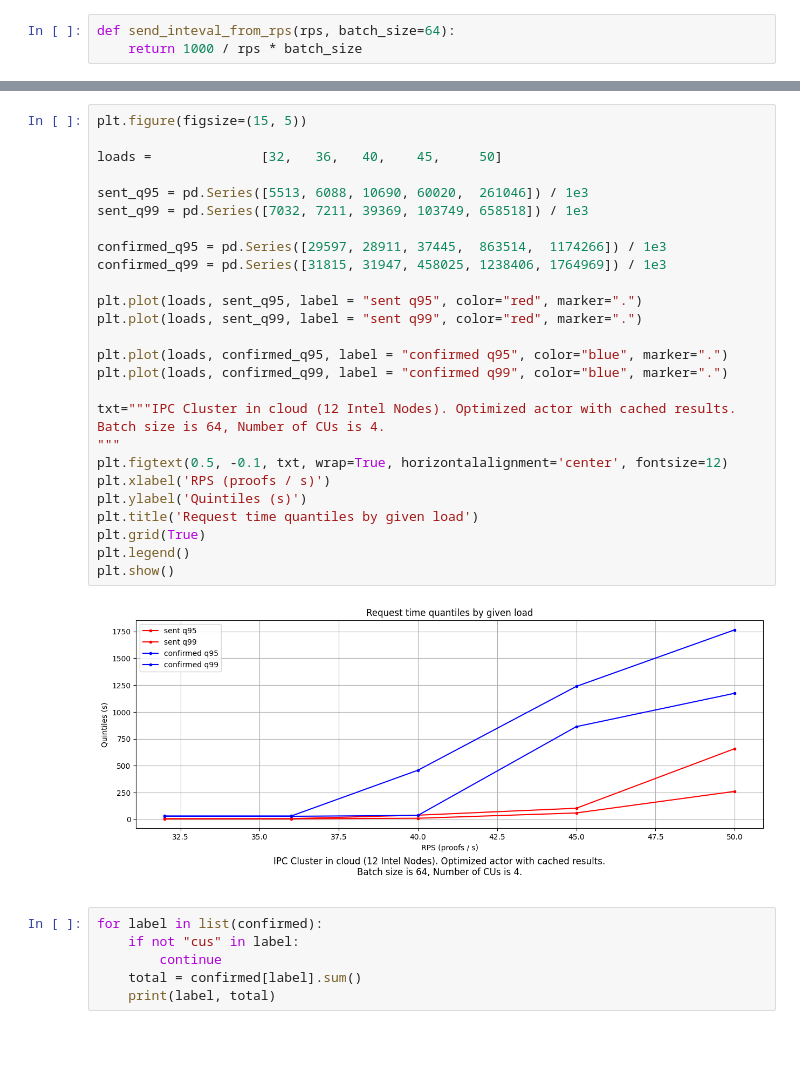
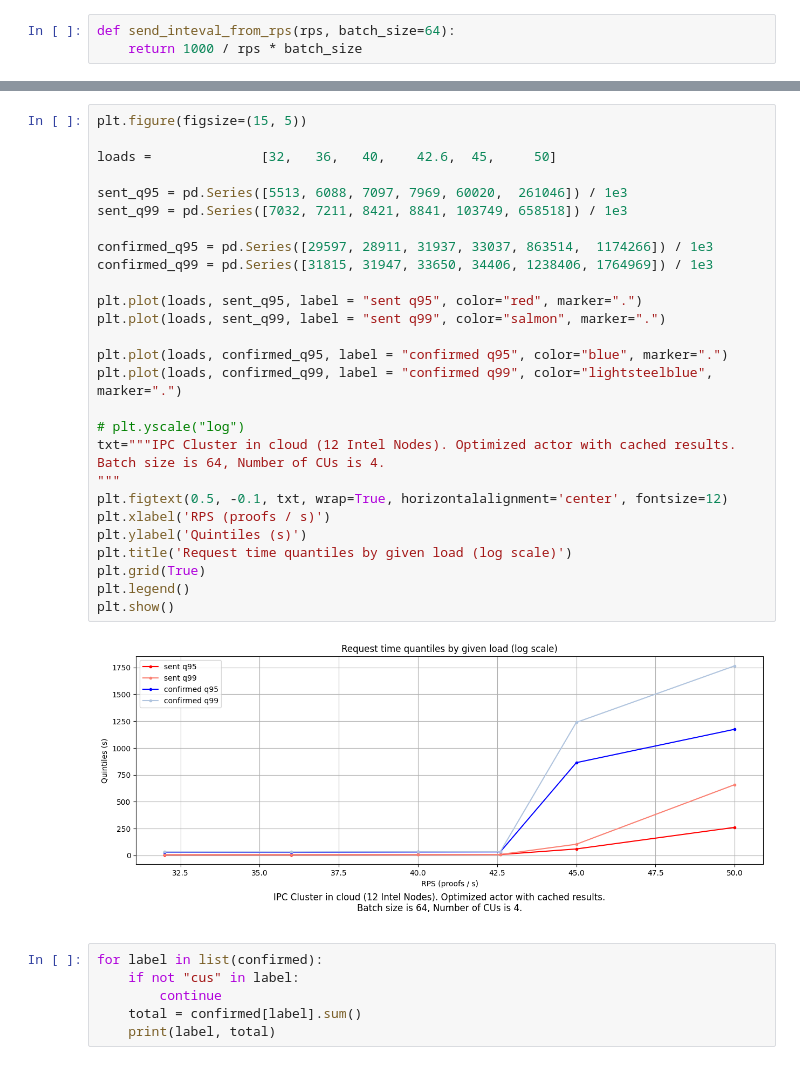
Before and after one commit to fluencelabs/ipc-load-test, a Jupyter notebook: analysis/Analysis.ipynb, the cells around one changed output, grey strips where cells are left out. Drawn from its saved outputs; the diff is of its cells as text.

```diff
--- a/analysis/Analysis.ipynb
+++ b/analysis/Analysis.ipynb
@@ -127,32 +212,33 @@ Name: duration, dtype: float64
 # %%
 plt.figure(figsize=(15, 5))
 
-loads =              [32,   36,   40,    45,     50]
+loads =              [32,   36,   40,    42.6,  45,     50]
 
-sent_q95 = pd.Series([5513, 6088, 10690, 60020,  261046]) / 1e3
-sent_q99 = pd.Series([7032, 7211, 39369, 103749, 658518]) / 1e3
+sent_q95 = pd.Series([5513, 6088, 7097, 7969, 60020,  261046]) / 1e3
+sent_q99 = pd.Series([7032, 7211, 8421, 8841, 103749, 658518]) / 1e3
 
-confirmed_q95 = pd.Series([29597, 28911, 37445,  863514,  1174266]) / 1e3
-confirmed_q99 = pd.Series([31815, 31947, 458025, 1238406, 1764969]) / 1e3
+confirmed_q95 = pd.Series([29597, 28911, 31937, 33037, 863514,  1174266]) / 1e3
+confirmed_q99 = pd.Series([31815, 31947, 33650, 34406, 1238406, 1764969]) / 1e3
 
 plt.plot(loads, sent_q95, label = "sent q95", color="red", marker=".")
-plt.plot(loads, sent_q99, label = "sent q99", color="red", marker=".")
+plt.plot(loads, sent_q99, label = "sent q99", color="salmon", marker=".")
 
 plt.plot(loads, confirmed_q95, label = "confirmed q95", color="blue", marker=".")
-plt.plot(loads, confirmed_q99, label = "confirmed q99", color="blue", marker=".")
+plt.plot(loads, confirmed_q99, label = "confirmed q99", color="lightsteelblue", marker=".")
 
+# plt.yscale("log")
 txt="""IPC Cluster in cloud (12 Intel Nodes). Optimized actor with cached results.
 Batch size is 64, Number of CUs is 4.
 """
 plt.figtext(0.5, -0.1, txt, wrap=True, horizontalalignment='center', fontsize=12)
 plt.xlabel('RPS (proofs / s)')
 plt.ylabel('Quintiles (s)')
-plt.title('Request time quantiles by given load')
+plt.title('Request time quantiles by given load (log scale)')
 plt.grid(True)
 plt.legend()
 plt.show()
 # %% [output]
-[figure, old version]
+[figure, new version]
 # %%
 for label in list(confirmed):
     if not "cus" in label:
```
Also changed, not shown: parts of 14 cells of this notebook, 7 other files.
